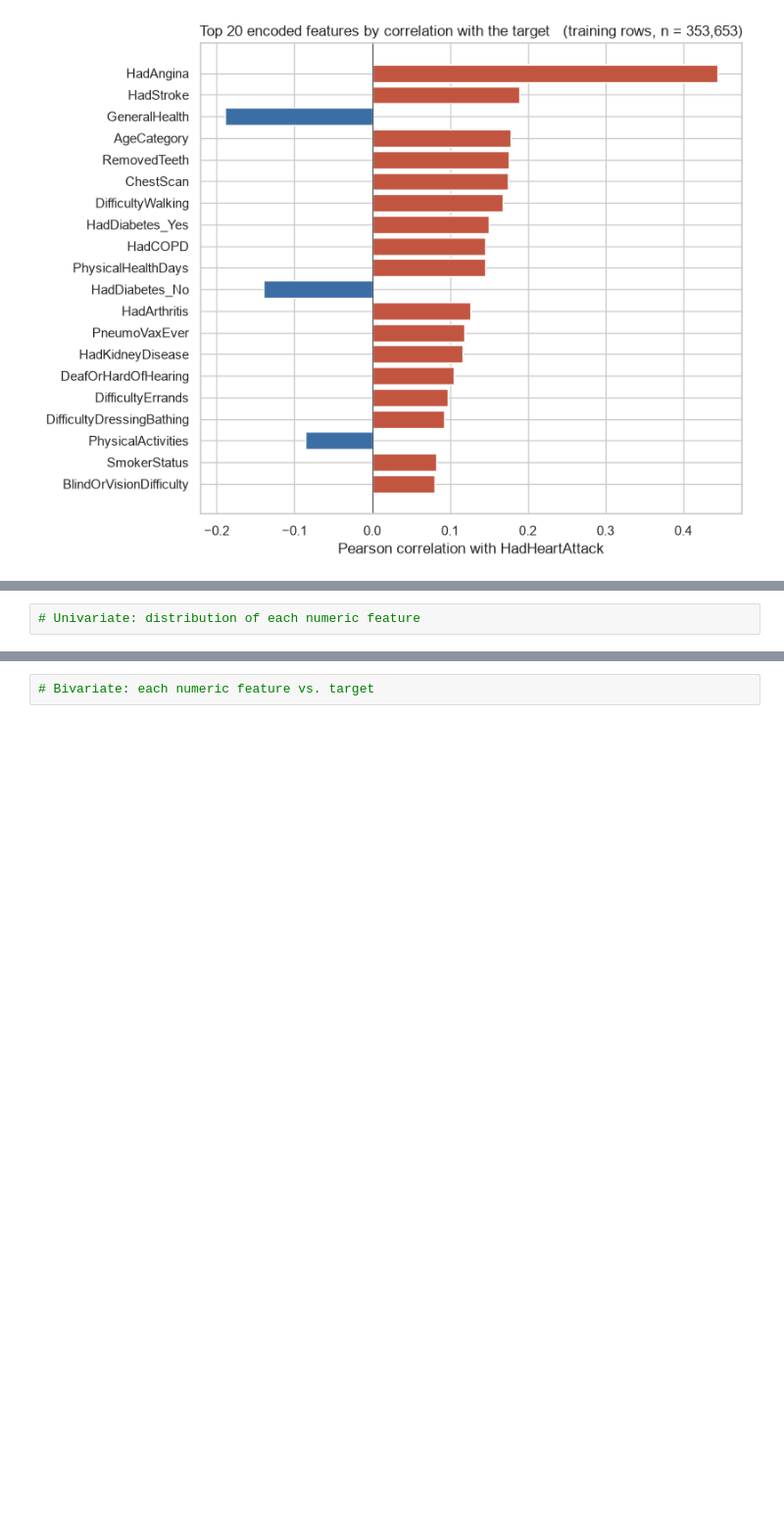
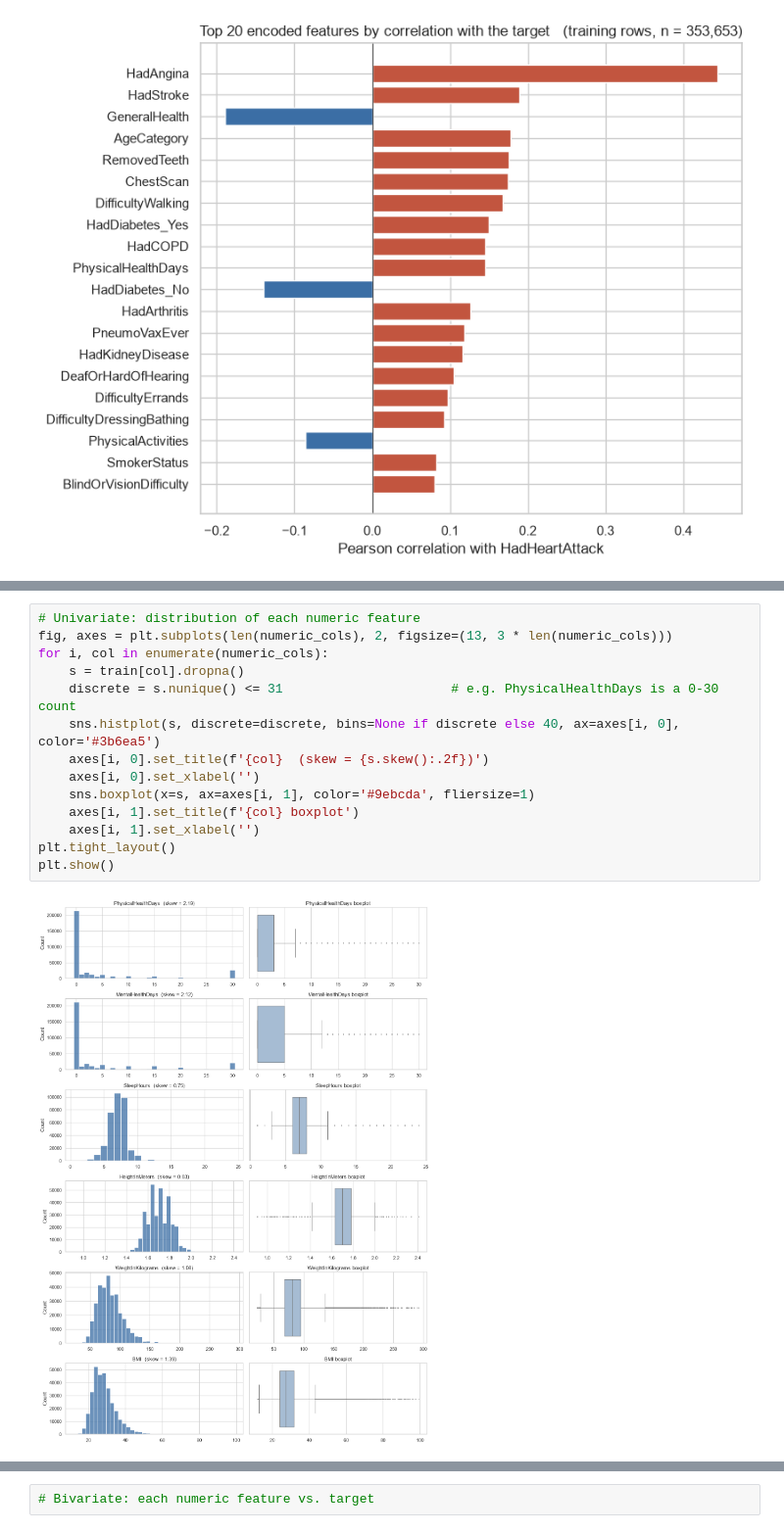
Before and after one commit to Break-Through-Tech/Healthcare-2A-predicting-heart-disease-risk-from-health-survey-indicators, a Jupyter notebook: Notebooks/milestone1_eda_starter.ipynb, the cells around one changed output, grey strips where cells are left out. Shown at 98% size. Drawn from its saved outputs; the diff is of its cells as text; blank space fills up the shorter version.

```diff
--- a/Notebooks/milestone1_eda_starter.ipynb
+++ b/Notebooks/milestone1_eda_starter.ipynb
@@ -454,2 +518,16 @@ df[numeric_cols].describe().T  # mean, std, min, max, quartiles for every numeri
 # %%
 # Univariate: distribution of each numeric feature
+fig, axes = plt.subplots(len(numeric_cols), 2, figsize=(13, 3 * len(numeric_cols)))
+for i, col in enumerate(numeric_cols):
+    s = train[col].dropna()
+    discrete = s.nunique() <= 31                      # e.g. PhysicalHealthDays is a 0-30 count
+    sns.histplot(s, discrete=discrete, bins=None if discrete else 40, ax=axes[i, 0], color='#3b6ea5')
+    axes[i, 0].set_title(f'{col}  (skew = {s.skew():.2f})')
+    axes[i, 0].set_xlabel('')
+    sns.boxplot(x=s, ax=axes[i, 1], color='#9ebcda', fliersize=1)
+    axes[i, 1].set_title(f'{col} boxplot')
+    axes[i, 1].set_xlabel('')
+plt.tight_layout()
+plt.show()
+# %% [output]
+[figure, added]
```
Also changed, not shown: parts of 9 cells of this notebook.
